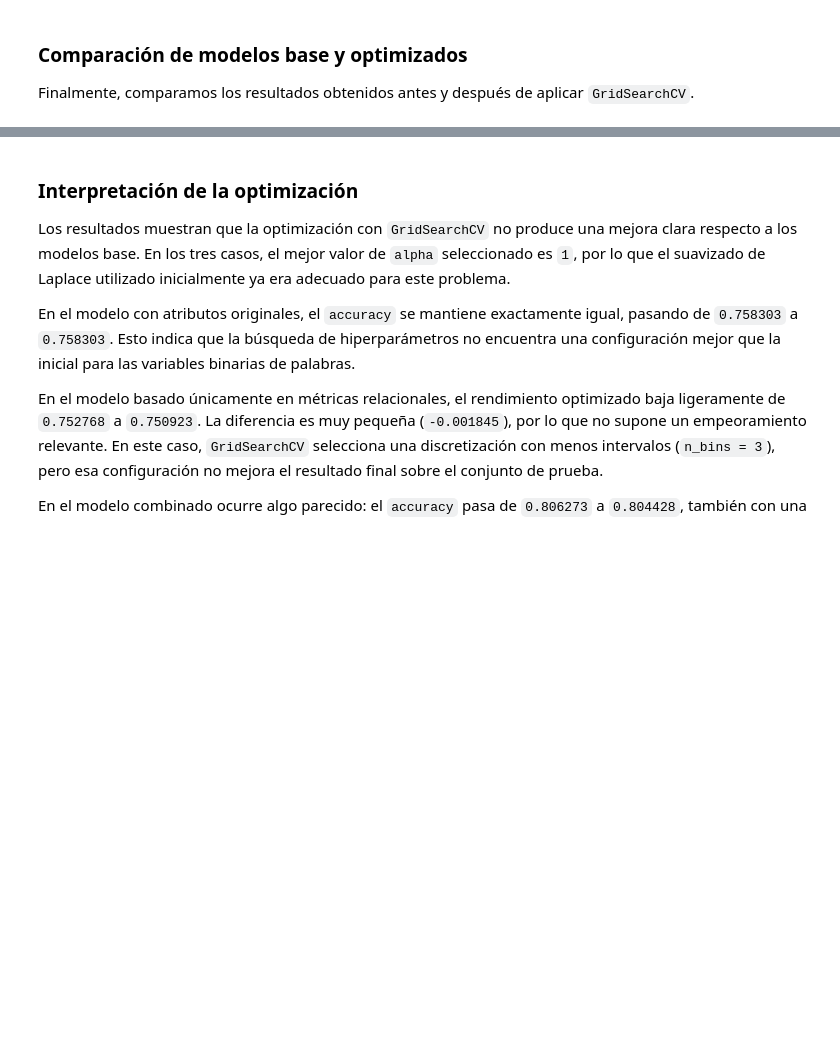
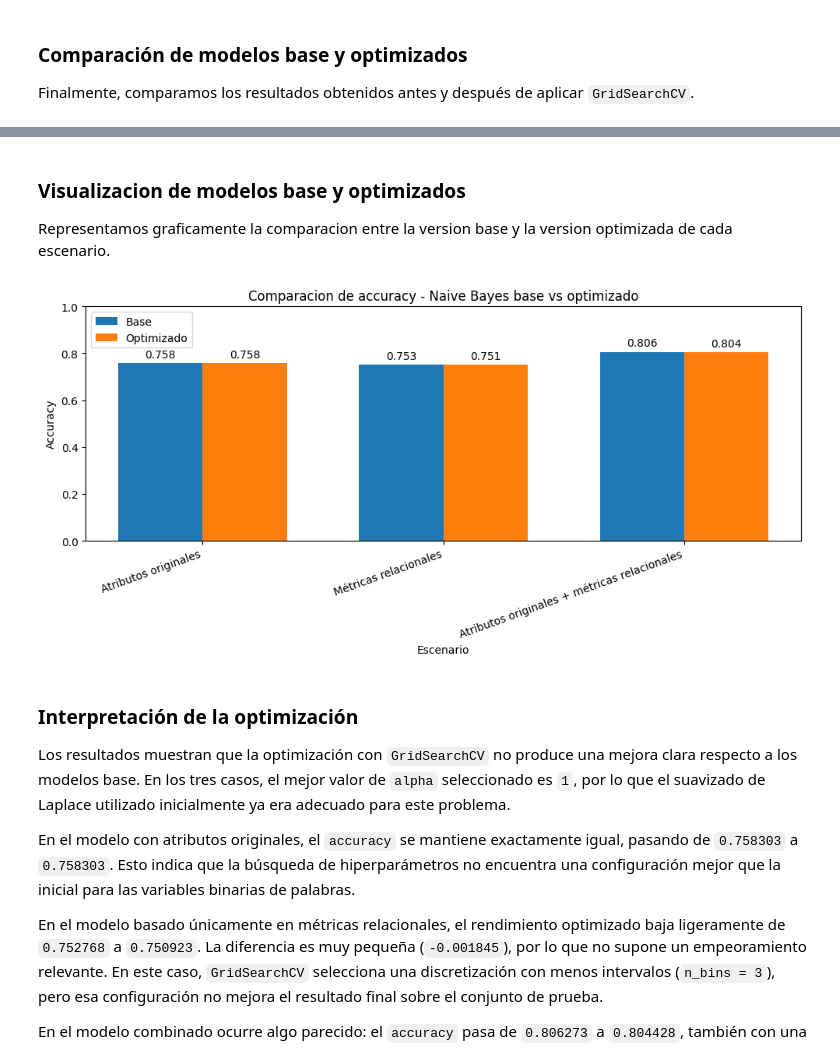
Before and after one commit to enriquepc004/ia-aprendizaje-relacional, a Jupyter notebook: notebooks/03_naive_bayes.ipynb, the cells around one changed output, grey strips where cells are left out. Cells and saved outputs as stored; diff of their text form; code cells hidden in the pictures; blank space fills up the shorter version.

Commit message:
añadido grafica comparativa de optimizado y base

```diff
--- a/notebooks/03_naive_bayes.ipynb
+++ b/notebooks/03_naive_bayes.ipynb
@@ -831,3 +831,43 @@ resultados_nb_optimizados
+# %% [markdown]
+### Visualizacion de modelos base y optimizados
+
+Representamos graficamente la comparacion entre la version base y la version optimizada de cada escenario.
+# %%
+x_nb = np.arange(len(resultados_nb_optimizados))
+ancho_nb = 0.35
+
+fig, ax = plt.subplots(figsize=(10, 5))
+
+barras_base = ax.bar(
+    x_nb - ancho_nb / 2,
+    resultados_nb_optimizados["accuracy_base"],
+    width=ancho_nb,
+    label="Base"
+)
+
+barras_opt = ax.bar(
+    x_nb + ancho_nb / 2,
+    resultados_nb_optimizados["accuracy_optimizado"],
+    width=ancho_nb,
+    label="Optimizado"
+)
+
+ax.set_title("Comparacion de accuracy - Naive Bayes base vs optimizado")
+ax.set_ylabel("Accuracy")
+ax.set_xlabel("Escenario")
+ax.set_xticks(x_nb)
+ax.set_xticklabels(resultados_nb_optimizados["modelo"], rotation=20, ha="right")
+ax.set_ylim(0, 1)
+ax.legend()
+
+ax.bar_label(barras_base, fmt="%.3f", padding=3)
+ax.bar_label(barras_opt, fmt="%.3f", padding=3)
+
+plt.tight_layout()
+plt.savefig("../reports/naive_bayes_comparacion_accuracy_base_vs_optimizado.png")
+plt.show()
+# %% [output]
+[figure, added]
 # %% [markdown]
 ### Interpretación de la optimización
 
```
Also changed, not shown: parts of 3 cells of this notebook, 1 other file.
